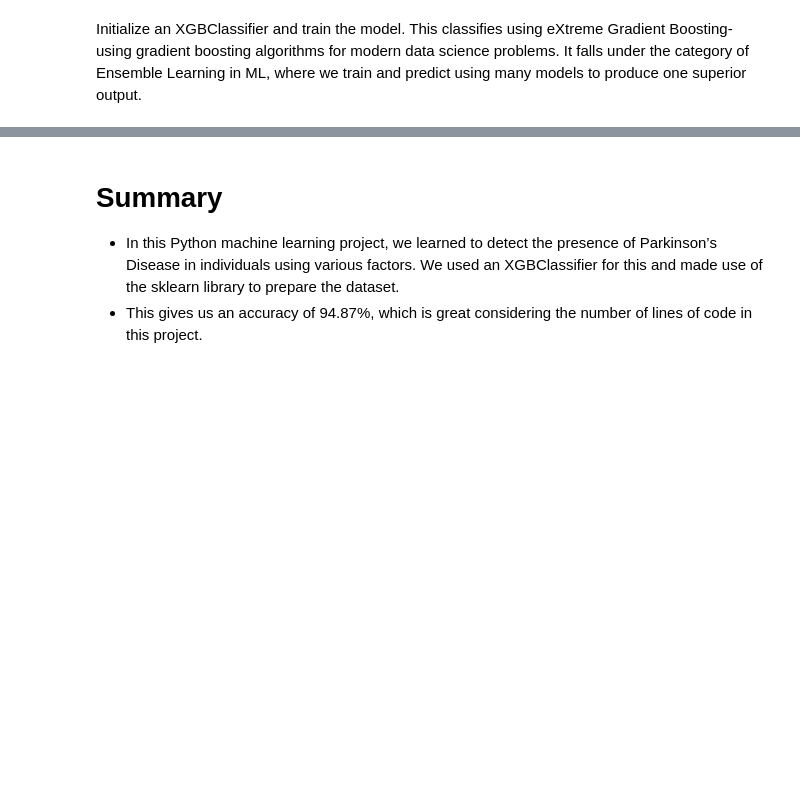
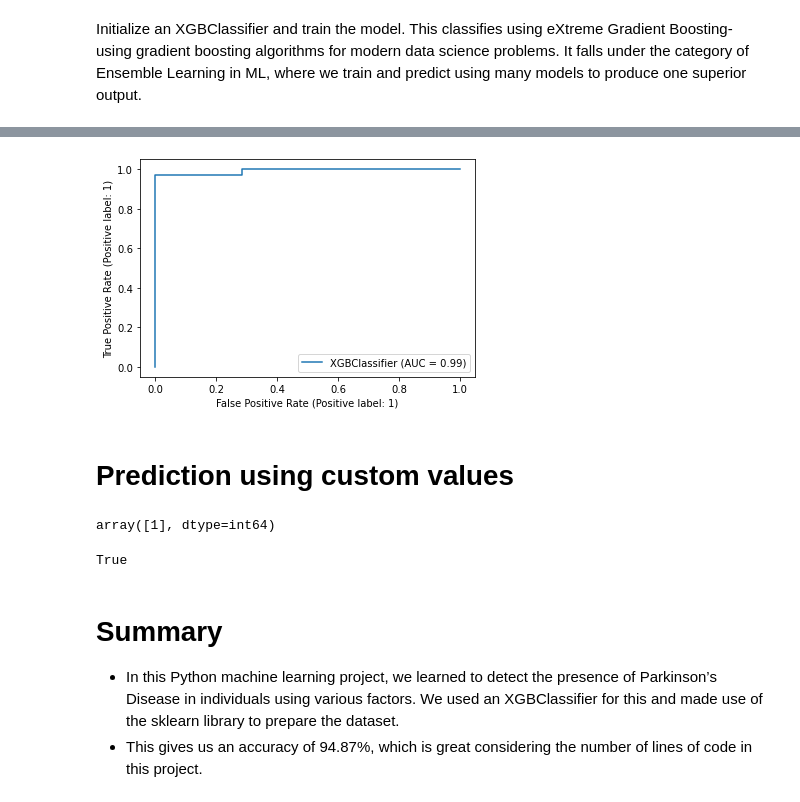
Before and after one commit to meetttttt/Parkinson-s-Disease-Detection-using-XGBoost, a Jupyter notebook: detecting-parkinson-s-disease-xgboost.ipynb, the cells around one changed output, grey strips where cells are left out. Cells and saved outputs as stored; diff of their text form; code cells hidden in the pictures; blank space fills up the shorter version.

```diff
--- a/detecting-parkinson-s-disease-xgboost.ipynb
+++ b/detecting-parkinson-s-disease-xgboost.ipynb
@@ -219,0 +276,7 @@ demo_values= []
+# %%
+plot_roc_curve(model, x_test, y_test)
+plt.show()
+# %% [output]
+[figure, added]
+# %% [markdown]
+# Prediction using custom values
@@ -220,3 +288,21 @@ demo_values= []
+# %%
+# Here we will use our model to predict the output based on new values
+
+output=model.predict(newinput)
+output
+# %% [output]
+array([1], dtype=int64)
+# %%
+# label 1 means True
+# label 0 means False
+
+
+if output == 1:
+    print(True)
+else:
+    print(False)
+# %% [output]
+True
 # %% [markdown]
 # Summary
 - In this Python machine learning project, we learned to detect the presence of Parkinson’s Disease in individuals using various factors. We used an XGBClassifier for this and made use of the sklearn library to prepare the dataset.
```
Also changed, not shown: parts of 26 cells of this notebook.
